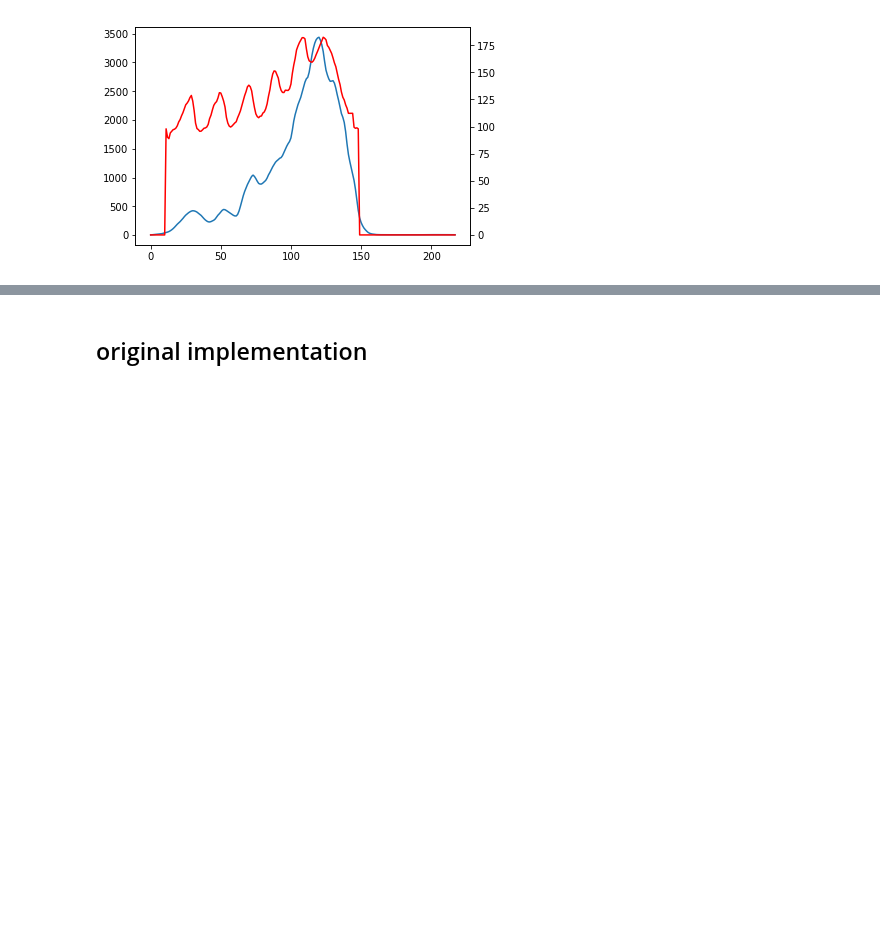
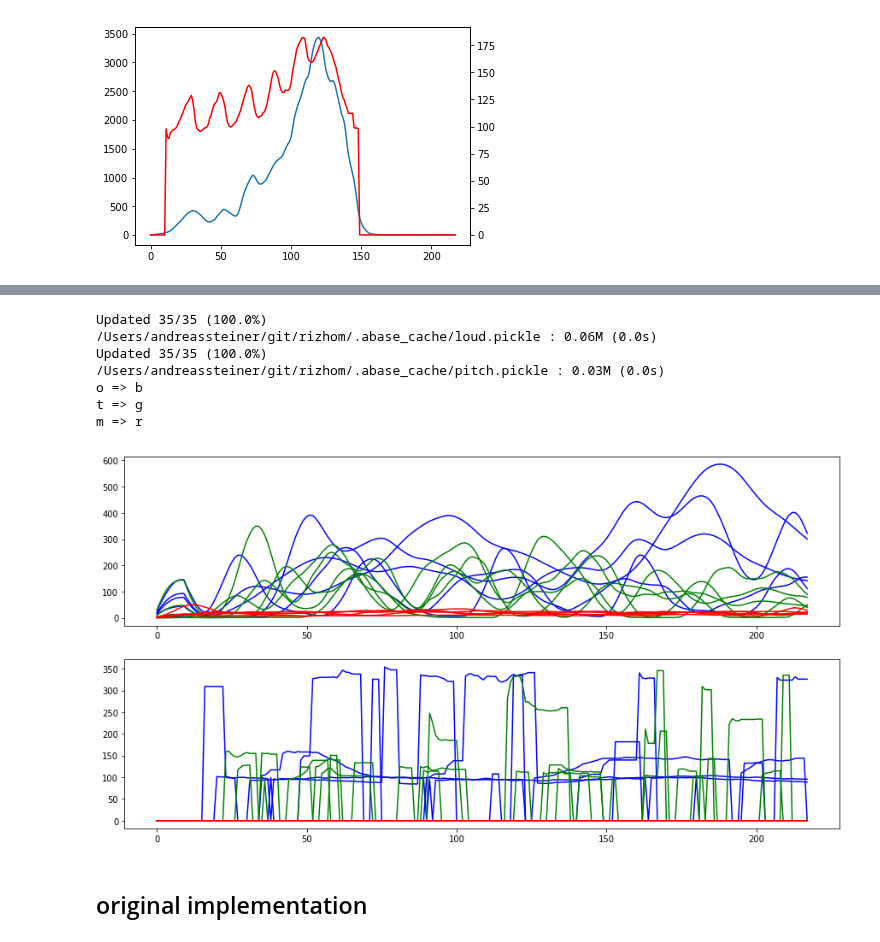
Before and after one commit to nuru-nu/moyo, a Jupyter notebook: notebooks/audio.ipynb, the cells around one changed output, grey strips where cells are left out. Drawn from its saved outputs; the diff is of its cells as text; code cells hidden in the pictures; blank space fills up the shorter version.

```diff
--- a/notebooks/audio.ipynb
+++ b/notebooks/audio.ipynb
@@ -155,3 +201,14 @@ plt.plot(pitches, 'r');
+# %%
+plot_loud_pitch(ab, whats=('o', 't', 'm'), tolerance=0.3, sample=5)
+# %% [output]
+Updated 35/35 (100.0%)
+/Users/andreassteiner/git/rizhom/.abase_cache/loud.pickle : 0.06M (0.0s)
+Updated 35/35 (100.0%)
+/Users/andreassteiner/git/rizhom/.abase_cache/pitch.pickle : 0.03M (0.0s)
+o => b
+t => g
+m => r
+[figure, added]
 # %% [markdown]
 ## original implementation
 # %%
```
Also changed, not shown: parts of 11 cells of this notebook, 2 other files.
